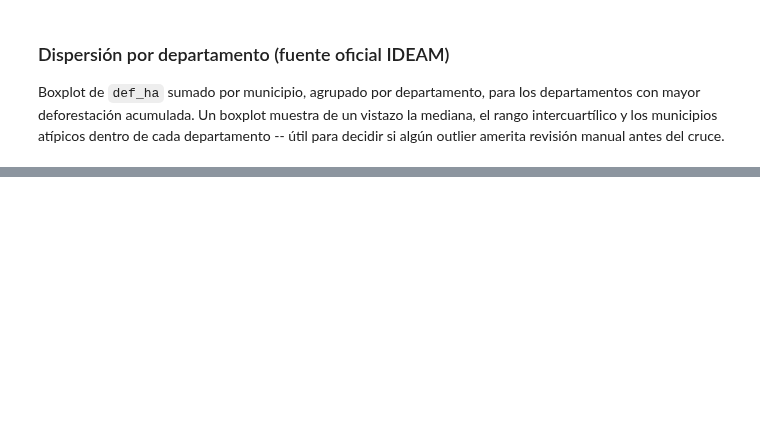
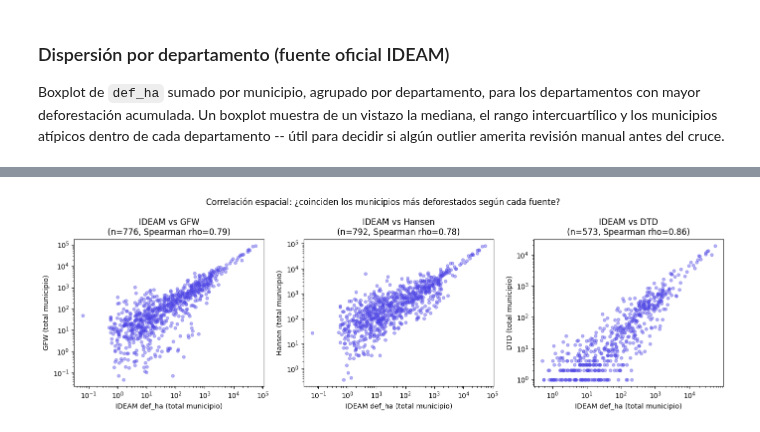
Before and after one commit to Bo-T19/trabajo_de_grado_ofr, a Jupyter notebook: catalogo_paneles.ipynb, the cells around one changed output, grey strips where cells are left out. Drawn from its saved outputs; the diff is of its cells as text; code cells hidden in the pictures; blank space fills up the shorter version.

```diff
--- a/catalogo_paneles.ipynb
+++ b/catalogo_paneles.ipynb
@@ -638,0 +834,12 @@ fig.tight_layout()
+# %%
+por_municipio_4f = pd.DataFrame({
+    fuente: tabla.groupby("cod_dane")[col].sum()
+    for fuente, (tabla, col) in MEDIDA.items()
+})
+print(f"Municipios: {len(por_municipio_4f):,}")
+print()
+print("Correlacion de Pearson (nivel):")
+print(por_municipio_4f.corr(method="pearson").round(2).to_string())
+print()
+print("Correlacion de Spearman (rangos):")
+print(por_municipio_4f.corr(method="spearman").round(2).to_string())
@@ -638,0 +862,25 @@ fig.tight_layout()
+# %%
+from scipy.stats import spearmanr
+
+# Escala log en los dos ejes, porque ya se establecio (seccion de EDA
+# visual) que las cuatro distribuciones estan fuertemente sesgadas --
+# en escala lineal los outliers aplastarian el resto de los puntos.
+# Solo entran municipios con actividad en ambas fuentes del par (>0):
+# un municipio en cero en una de las dos no aporta nada en log-log.
+fig, ejes = plt.subplots(1, 3, figsize=(14, 4.5))
+otras = [f for f in MEDIDA if f != "IDEAM"]
+for ax, fuente in zip(ejes, otras):
+    x = por_municipio_4f["IDEAM"]
+    y = por_municipio_4f[fuente]
+    m = (x > 0) & (y > 0)
+    rho, _ = spearmanr(x[m], y[m])
+    ax.scatter(x[m], y[m], alpha=0.4, s=18, color="#4F46E5")
+    ax.set_xscale("log")
+    ax.set_yscale("log")
+    ax.set_xlabel("IDEAM def_ha (total municipio)")
+    ax.set_ylabel(f"{fuente} (total municipio)")
+    ax.set_title(f"IDEAM vs {fuente}\n(n={m.sum()}, Spearman rho={rho:.2f})")
+fig.suptitle("Correlación espacial: ¿coinciden los municipios más deforestados según cada fuente?")
+fig.tight_layout()
+# %% [output]
+[figure, added]
```
Also changed, not shown: parts of 30 cells of this notebook, 9 other files.
